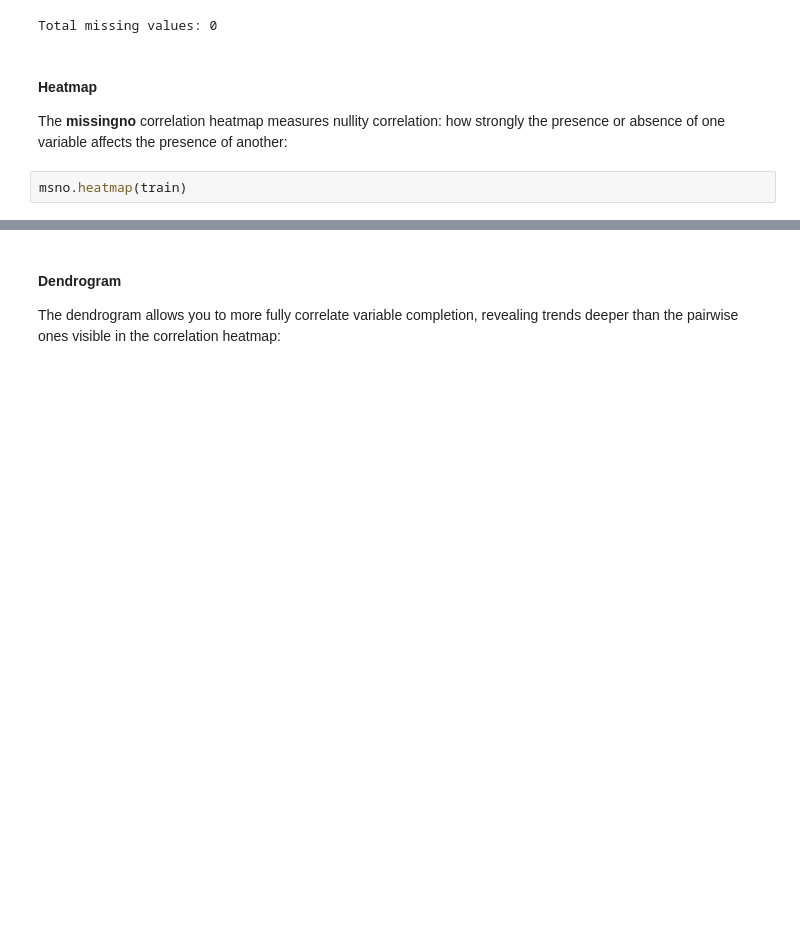
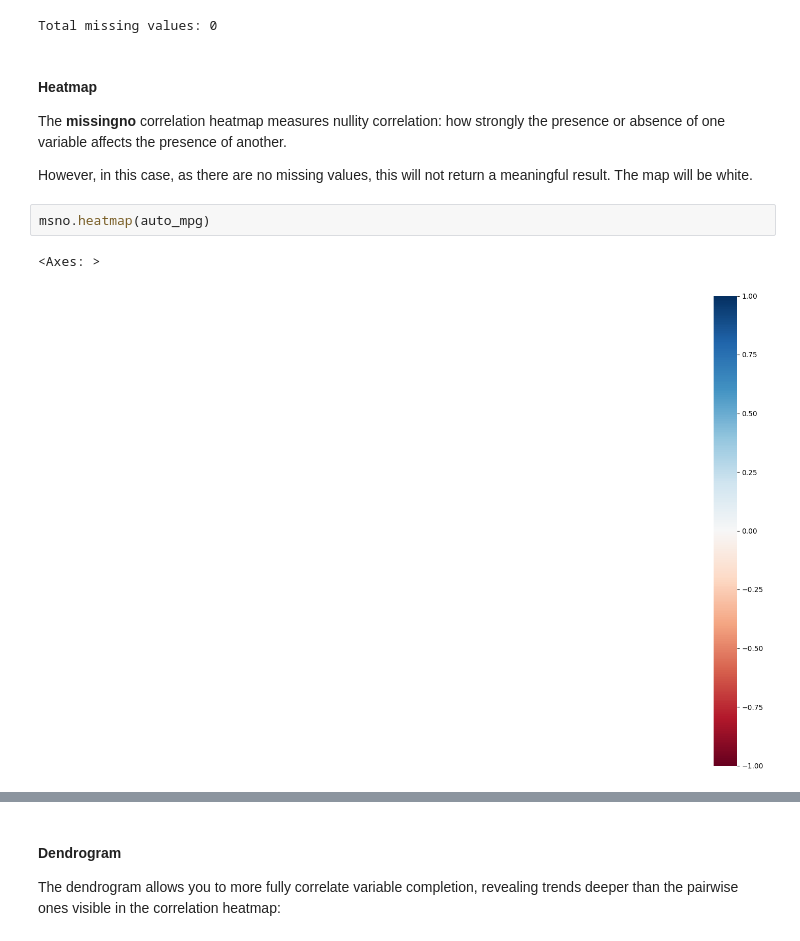
Before and after one commit to mariaingold/EDA_AutoMPG, a Jupyter notebook: 2_AutoMPG_EDA.ipynb, the cells around one changed output, grey strips where cells are left out. Cells and saved outputs as stored; diff of their text form; blank space fills up the shorter version.

Commit message:
More missing data charts

```diff
--- a/2_AutoMPG_EDA.ipynb
+++ b/2_AutoMPG_EDA.ipynb
@@ -126,6 +126,11 @@ Total missing values: 0
 # %% [markdown]
 #### Heatmap
 
-The **missingno** correlation heatmap measures nullity correlation: how strongly the presence or absence of one variable affects the presence of another:
+The **missingno** correlation heatmap measures nullity correlation: how strongly the presence or absence of one variable affects the presence of another.
+
+However, in this case, as there are no missing values, this will not return a meaningful result. The map will be white.
 # %%
-msno.heatmap(train)
+msno.heatmap(auto_mpg)
+# %% [output]
+<Axes: >
+[figure, added]
```
Also changed, not shown: parts of 2 cells of this notebook.
